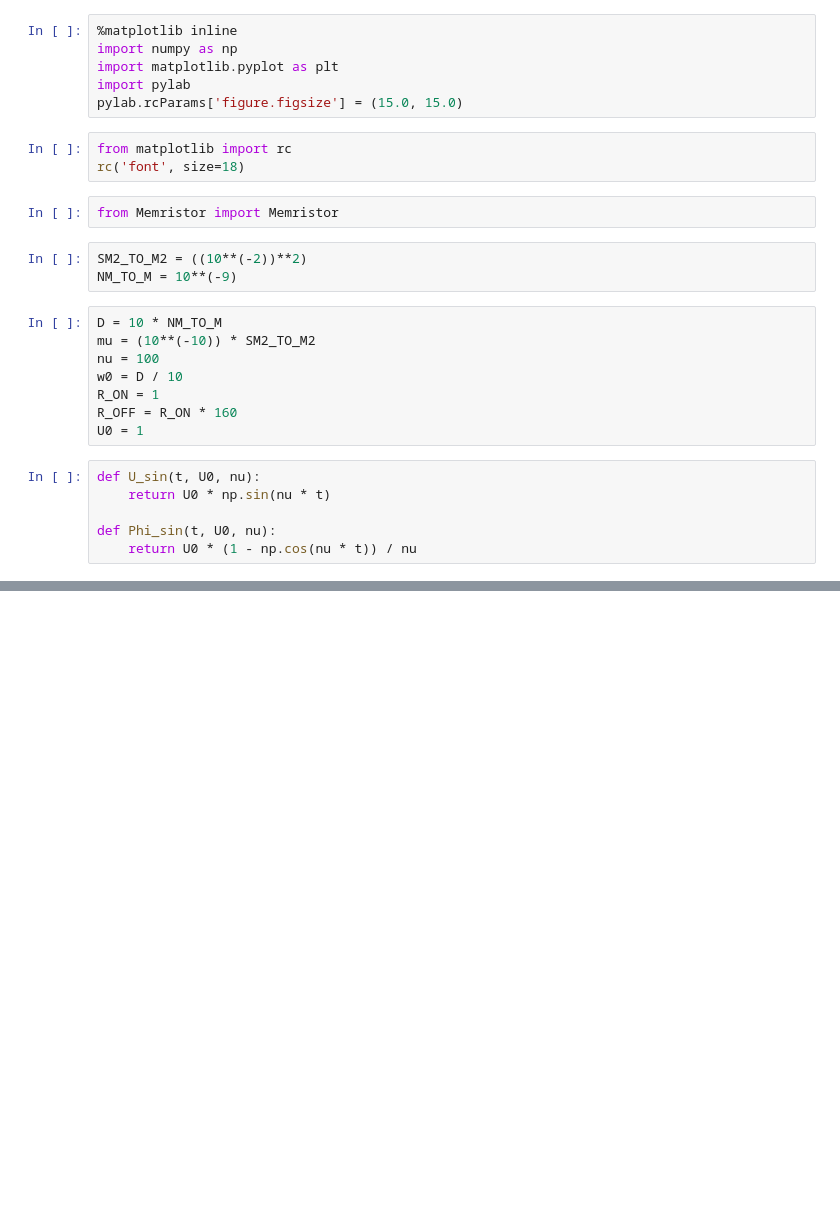
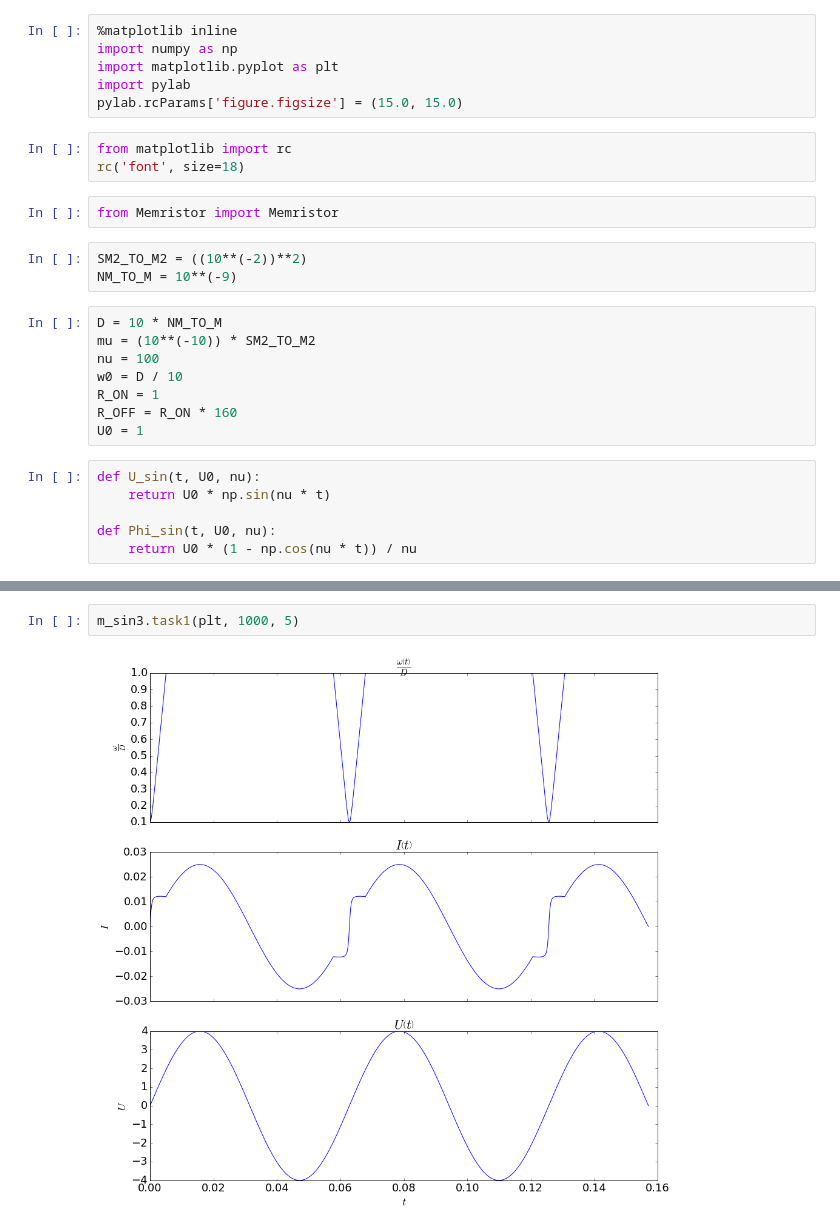
Before and after one commit to char-lie/physical-informatics, a Jupyter notebook: Lab5/lab5_3.ipynb, the cells around one changed output, grey strips where cells are left out. Saved outputs shown, nothing was run; the diff lists cells and outputs as text; blank space fills up the shorter version.

```diff
--- a/Lab5/lab5_3.ipynb
+++ b/Lab5/lab5_3.ipynb
@@ -71,0 +41,4 @@ m_sin_sqr2.task3(plt, 1000, 5)
+# %%
+m_sin3.task1(plt, 1000, 5)
+# %% [output]
+[figure, added]
```
Also changed, not shown: parts of 6 cells of this notebook.
